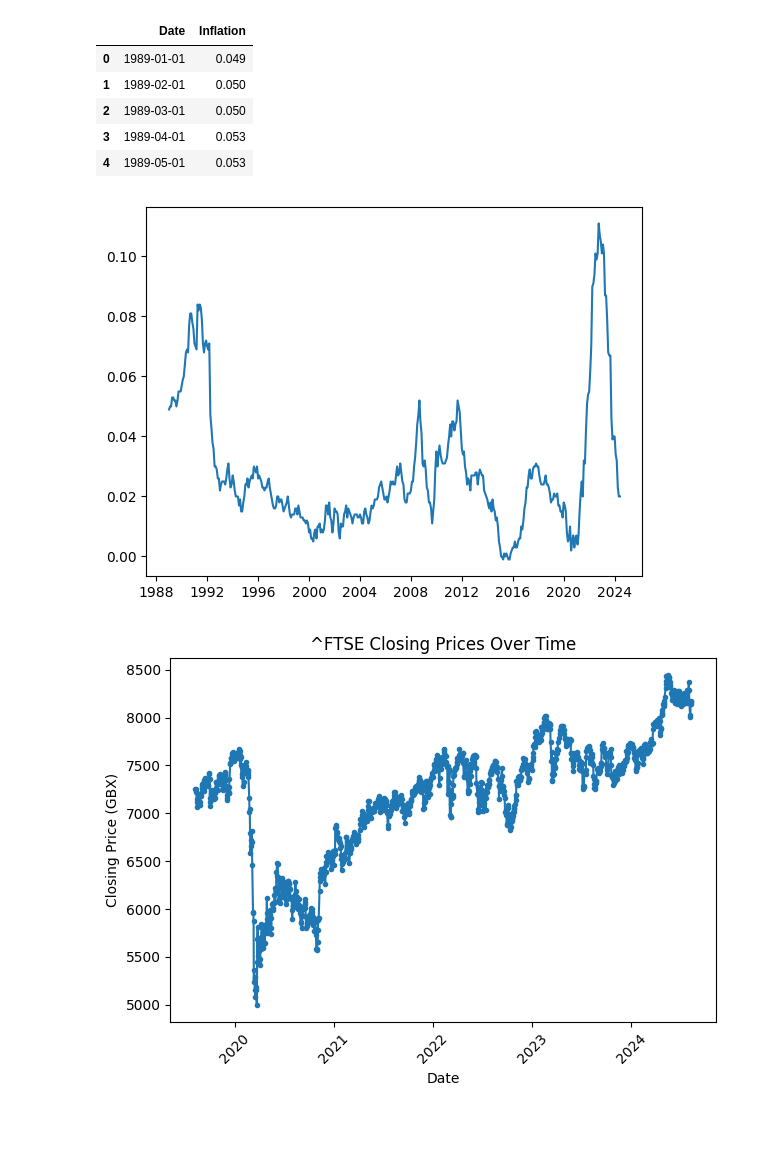
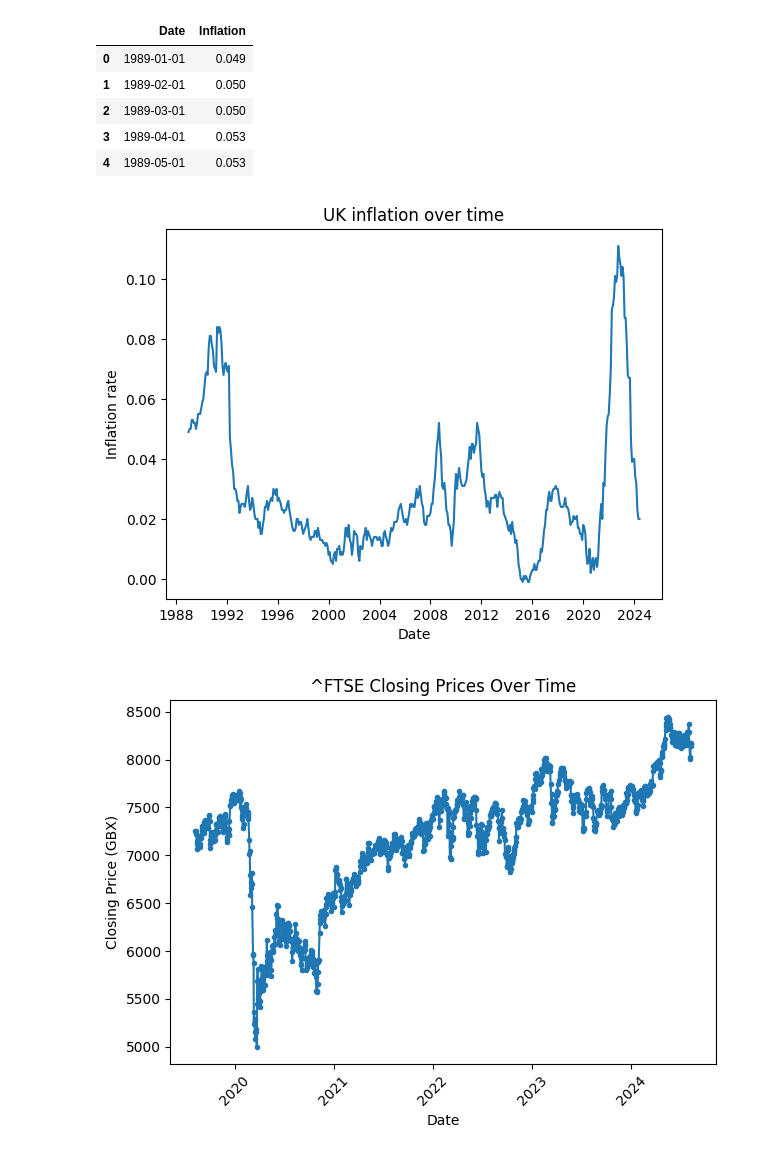
Before and after one commit to JoysGitHubPortfolio/SecuritiesModelling, a Jupyter notebook: Answers/Q1.ipynb, the cells around one changed output. Saved outputs shown, nothing was run; the diff lists cells and outputs as text; code cells hidden in the pictures; blank space fills up the shorter version.

```diff
--- a/Answers/Q1.ipynb
+++ b/Answers/Q1.ipynb
@@ -19,9 +21,12 @@ inflation.head(5)
 | 4 | 1989-05-01 | 0.053 |
 # %%
 plt.plot(inflation['Date'], inflation['Inflation'])
+plt.title('UK inflation over time')
+plt.ylabel('Inflation rate')
+plt.xlabel('Date')
 plt.show()
 # %% [output]
-[figure, old version]
+[figure, new version]
 # %%
 # Reference: https://pypi.org/project/yfinance/
 ftse = Get5YSecurityPlot(security='^FTSE')
```
Also changed, not shown: parts of 10 cells of this notebook, 5 other files.
